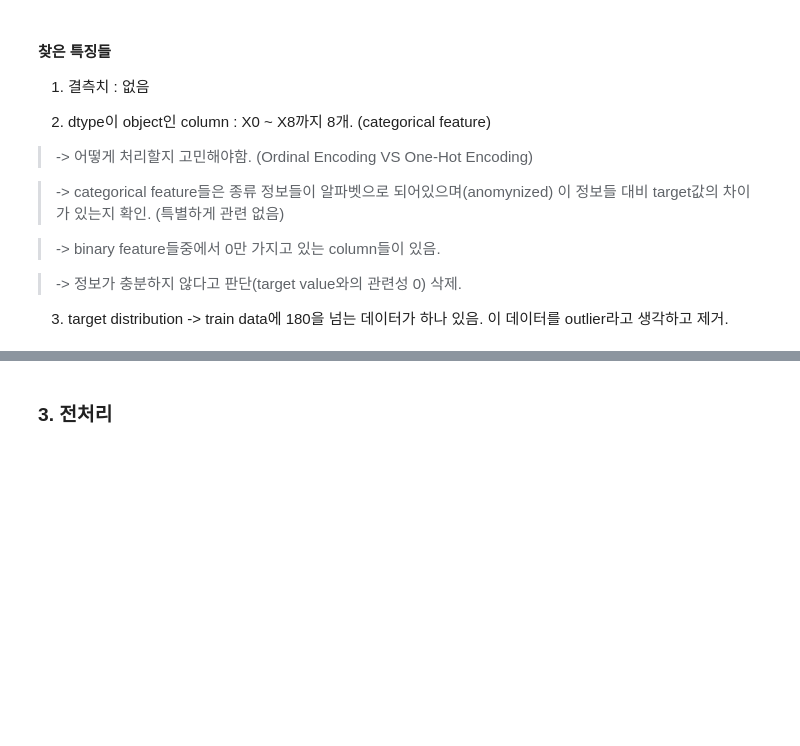
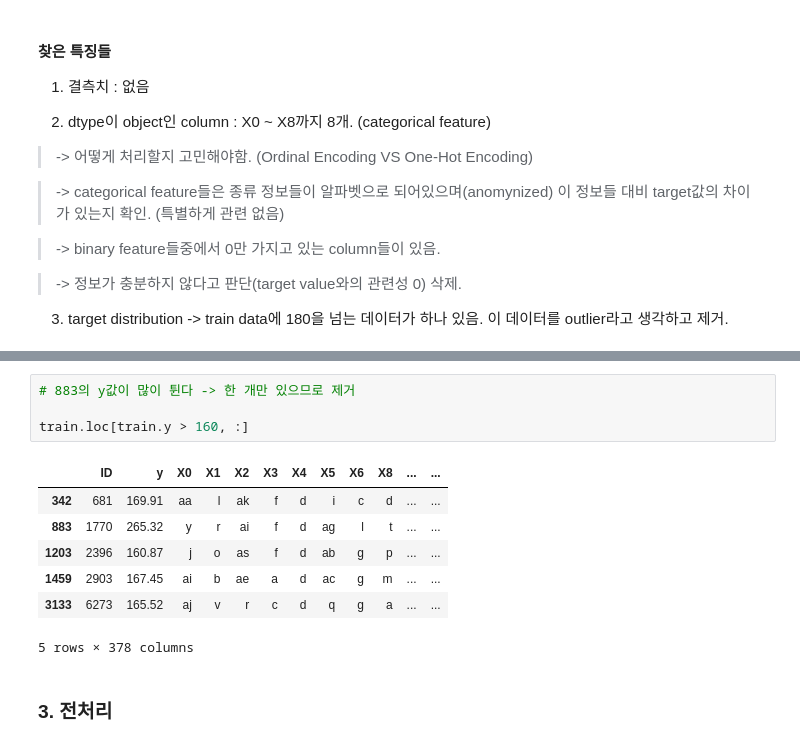
Before and after one commit to LEEHM97/machine-learning-exercises, a Jupyter notebook: 5.벤츠_생산공정 테스트 시간/Mercedes-Benz.ipynb, the cells around one changed output, grey strips where cells are left out. Cells and saved outputs as stored; diff of their text form; blank space fills up the shorter version.

```diff
--- a/5.벤츠_생산공정 테스트 시간/Mercedes-Benz.ipynb
+++ b/5.벤츠_생산공정 테스트 시간/Mercedes-Benz.ipynb
@@ -109,3 +110,15 @@ print(train.shape, test.shape)
+# %%
+# 883의 y값이 많이 튄다 -> 한 개만 있으므로 제거
+
+train.loc[train.y > 160, :]
+# %% [output]
+|  | ID | y | X0 | X1 | X2 | X3 | X4 | X5 | X6 | X8 | ... | ... |
+| 342 | 681 | 169.91 | aa | l | ak | f | d | i | c | d | ... | ... |
+| 883 | 1770 | 265.32 | y | r | ai | f | d | ag | l | t | ... | ... |
+| 1203 | 2396 | 160.87 | j | o | as | f | d | ab | g | p | ... | ... |
+| 1459 | 2903 | 167.45 | ai | b | ae | a | d | ac | g | m | ... | ... |
+| 3133 | 6273 | 165.52 | aj | v | r | c | d | q | g | a | ... | ... |
+5 rows × 378 columns
 # %% [markdown]
 ### 3. 전처리
 # %% [markdown]
```
Also changed, not shown: parts of 8 cells of this notebook.
